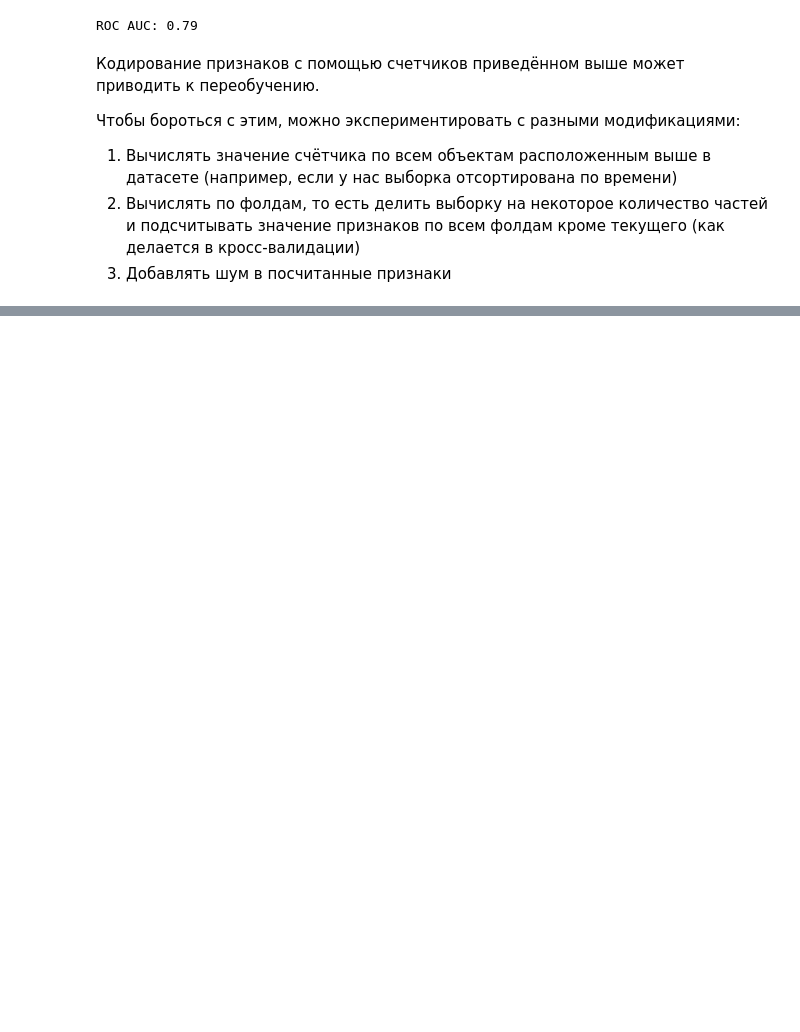
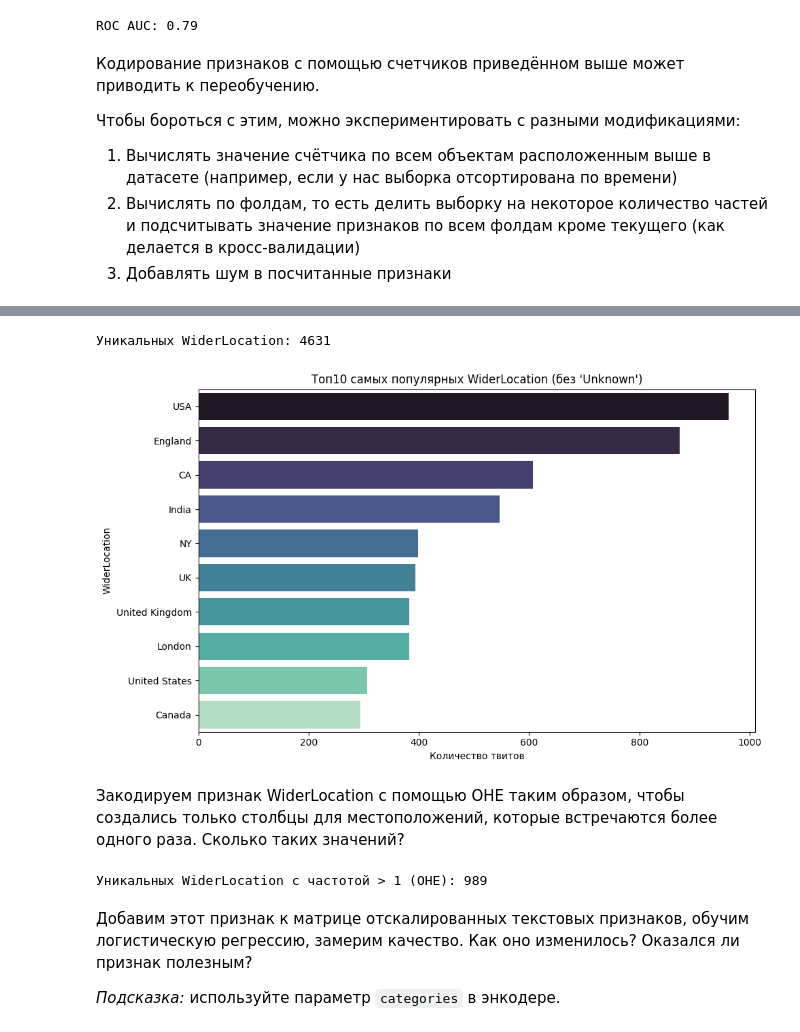
Before and after one commit to vishnevetskii1/templates, a Jupyter notebook: text.ipynb, the cells around one changed output, grey strips where cells are left out. Saved outputs shown, nothing was run; the diff lists cells and outputs as text; code cells hidden in the pictures; blank space fills up the shorter version.

```diff
--- a/text.ipynb
+++ b/text.ipynb
@@ -1039,0 +2218,41 @@ ROC AUC: 0.79
+# %%
+train['WiderLocation'] = (train['Location'].fillna('Unknown').apply(lambda x: x.split(',')[-1].strip() if x != 'Unknown' else 'Unknown'))
+test['WiderLocation'] = (test['Location'].fillna('Unknown').apply(lambda x: x.split(',')[-1].strip() if x != 'Unknown' else 'Unknown'))
+
+print('Уникальных WiderLocation:', train['WiderLocation'].nunique())
+# %% [output]
+Уникальных WiderLocation: 4631
+# %%
+top_wider_locations = (train[train['WiderLocation'] != 'Unknown']['WiderLocation'].value_counts().head(10))
+
+plt.figure(figsize=(10, 6))
+sns.barplot(x=top_wider_locations.values, y=top_wider_locations.index, palette="mako")
+plt.title("Топ10 самых популярных WiderLocation (без 'Unknown')")
+plt.xlabel("Количество твитов")
+plt.ylabel("WiderLocation")
+plt.tight_layout()
+plt.show()
+# %% [output]
+[figure, added]
+# %% [markdown]
+Закодируем признак WiderLocation с помощью OHE таким образом, чтобы создались только столбцы для местоположений, которые встречаются более одного раза. Сколько таких значений?
+# %%
+from sklearn.preprocessing import OneHotEncoder
+
+counts = train['WiderLocation'].value_counts()
+frequent_locations = counts[counts > 1].index.tolist()
+
+train['WiderLocation_filtered'] = train['WiderLocation'].where(train['WiderLocation'].isin(frequent_locations))
+
+
+ohe = OneHotEncoder(handle_unknown='ignore')
+wl_ohe = ohe.fit_transform(train[['WiderLocation_filtered']])
+
+print(f'Уникальных WiderLocation с частотой > 1 (OHE): {wl_ohe.shape[1]}')
+# %% [output]
+Уникальных WiderLocation с частотой > 1 (OHE): 989
+# %% [markdown]
+Добавим этот признак к матрице отскалированных текстовых признаков, обучим логистическую регрессию, замерим качество. Как оно изменилось? Оказался ли признак полезным?
+
+
+*Подсказка:* используйте параметр `categories` в энкодере.
```
Also changed, not shown: parts of 190 cells of this notebook.
